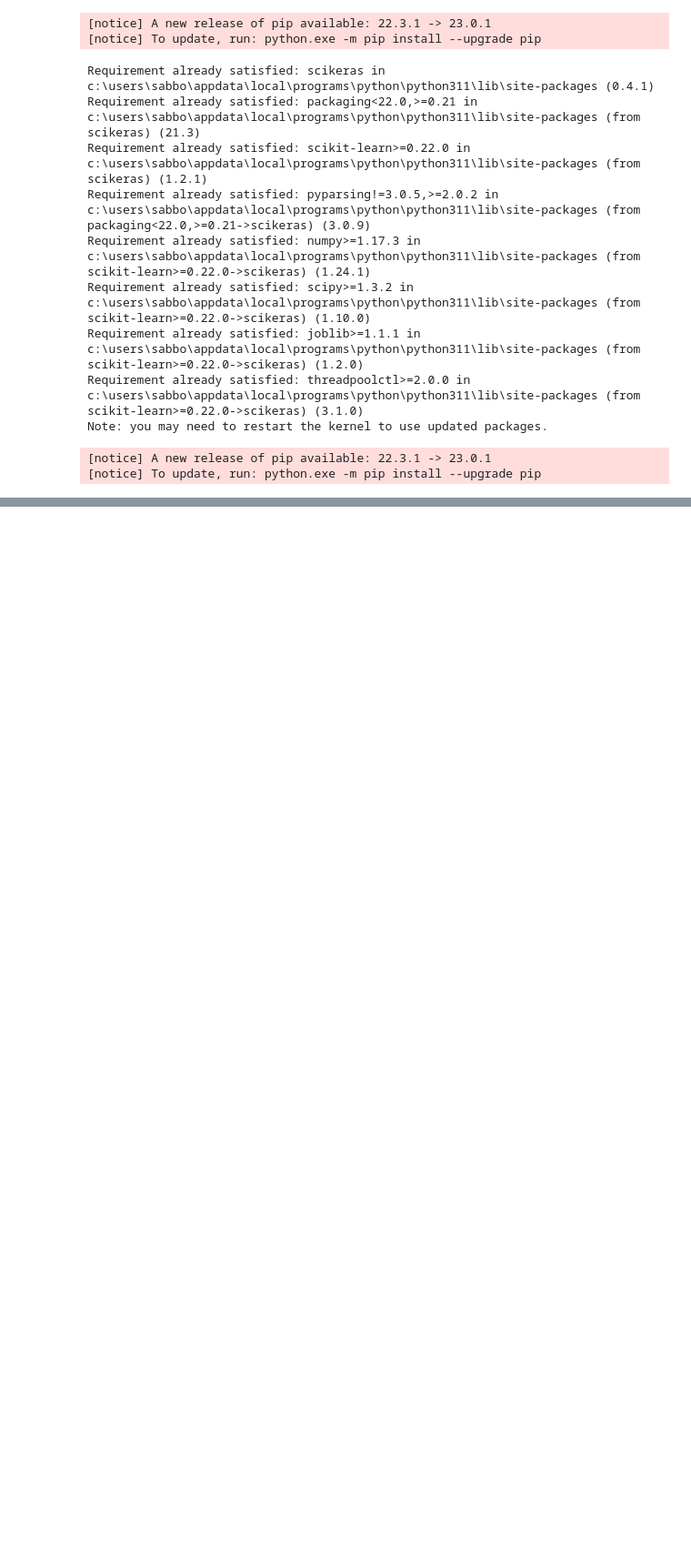
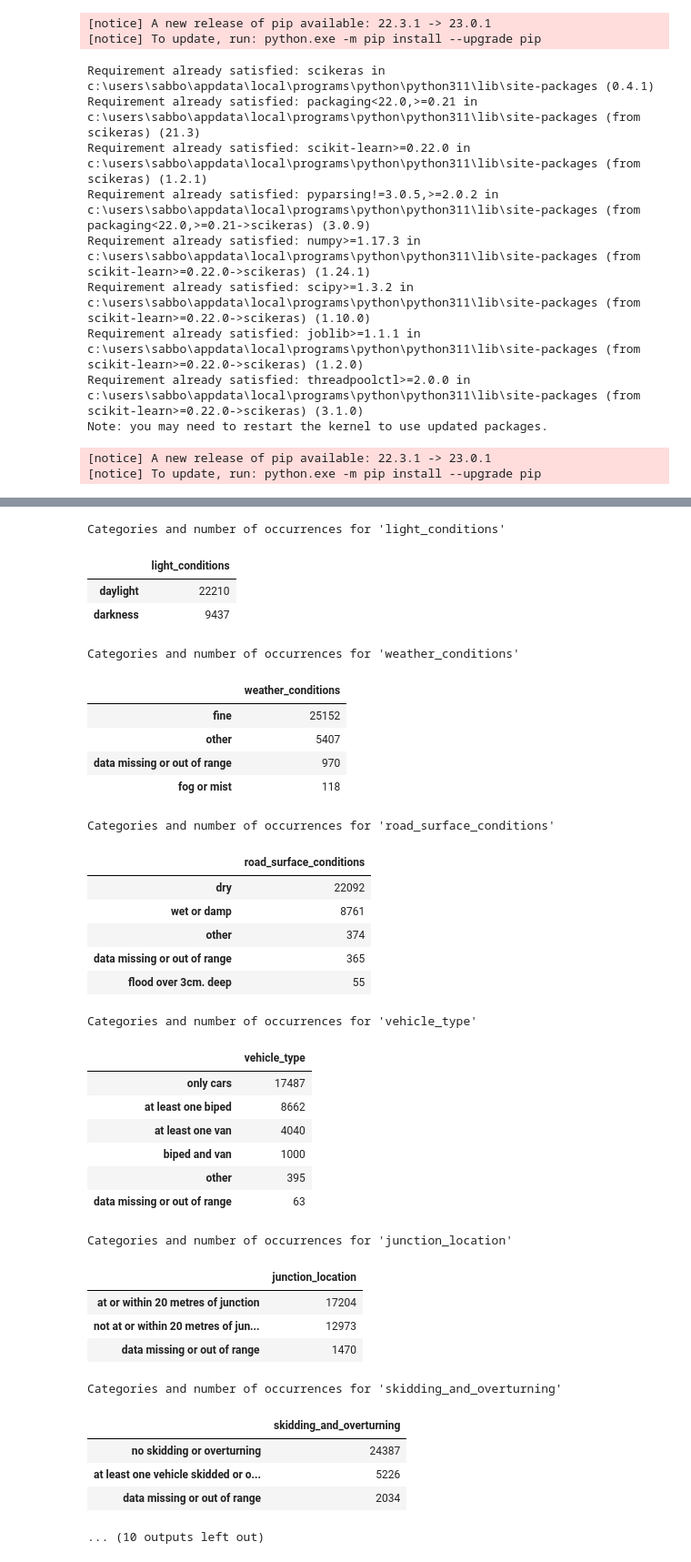
Before and after one commit to sabboshachi/my_Projects, a Jupyter notebook: Machine Learning Projects/02. Predicting the Severity of Road Accidents in the UK/Code/main.ipynb, the cells around one changed output, grey strips where cells are left out. Shown at 91% size. Cells and saved outputs as stored; diff of their text form; code cells hidden in the pictures; blank space fills up the shorter version.

```diff
--- a/Machine Learning Projects/02. Predicting the Severity of Road Accidents in the UK/Code/main.ipynb
+++ b/Machine Learning Projects/02. Predicting the Severity of Road Accidents in the UK/Code/main.ipynb
@@ -58,0 +132,48 @@ data = pd.read_csv('../DataSet/OPTION1_uk_road_accident_2019_coursework_final.cs
+# %%
+# let's list all categorical features
+categorical_columns= ['light_conditions', 'weather_conditions', 'road_surface_conditions', 'vehicle_type','junction_location','skidding_and_overturning','vehicle_leaving_carriageway','hit_object_off_carriageway','first_point_of_impact',
+       'accident_severity', 'sex_of_driver']
+# Question: why have we not included Loan_ID?
+
+# let's get the categories and their count for each feature
+for col in categorical_columns:
+  print(f"Categories and number of occurrences for '{col}'")
+  pretty_print_df(WorkingData[col].value_counts())
+  print()
+# %% [output]
+Categories and number of occurrences for 'light_conditions'
+|  | light_conditions |
+| daylight | 22210 |
+| darkness | 9437 |
+Categories and number of occurrences for 'weather_conditions'
+|  | weather_conditions |
+| fine | 25152 |
+| other | 5407 |
+| data missing or out of range | 970 |
+| fog or mist | 118 |
+Categories and number of occurrences for 'road_surface_conditions'
+|  | road_surface_conditions |
+| dry | 22092 |
+| wet or damp | 8761 |
+| other | 374 |
+| data missing or out of range | 365 |
+| flood over 3cm. deep | 55 |
+Categories and number of occurrences for 'vehicle_type'
+|  | vehicle_type |
+| only cars | 17487 |
+| at least one biped | 8662 |
+| at least one van | 4040 |
+| biped and van | 1000 |
+| other | 395 |
+| data missing or out of range | 63 |
+Categories and number of occurrences for 'junction_location'
+|  | junction_location |
+| at or within 20 metres of junction | 17204 |
+| not at or within 20 metres of jun... | 12973 |
+| data missing or out of range | 1470 |
+Categories and number of occurrences for 'skidding_and_overturning'
+|  | skidding_and_overturning |
+| no skidding or overturning | 24387 |
+| at least one vehicle skidded or o... | 5226 |
+| data missing or out of range | 2034 |
+... (10 outputs left out)
```
Also changed, not shown: parts of 11 cells of this notebook.
